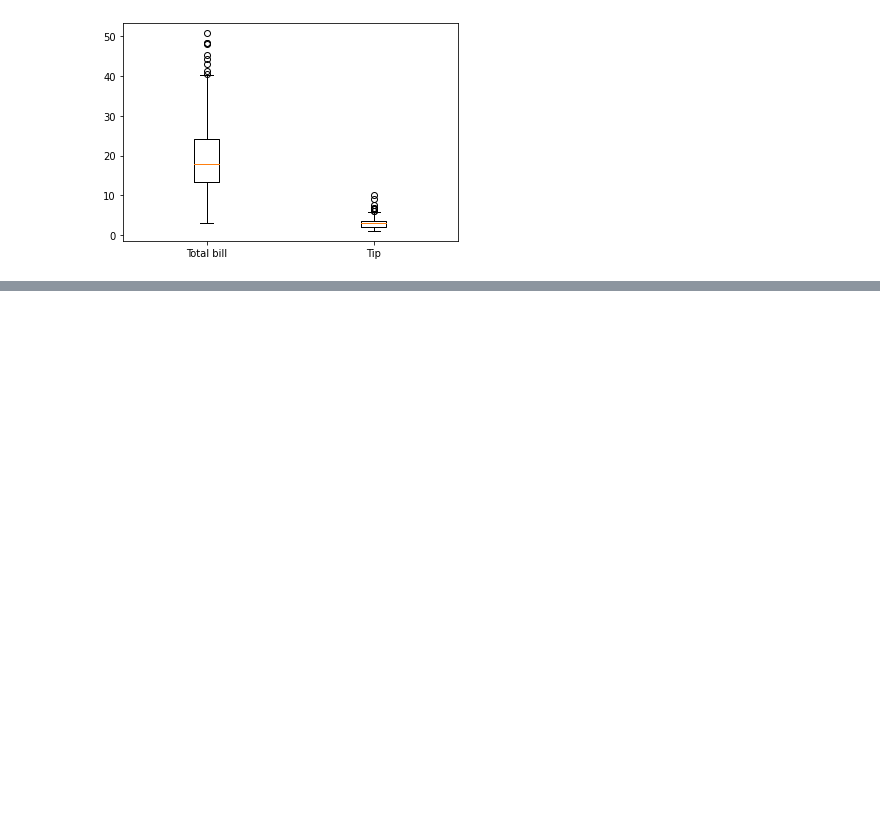
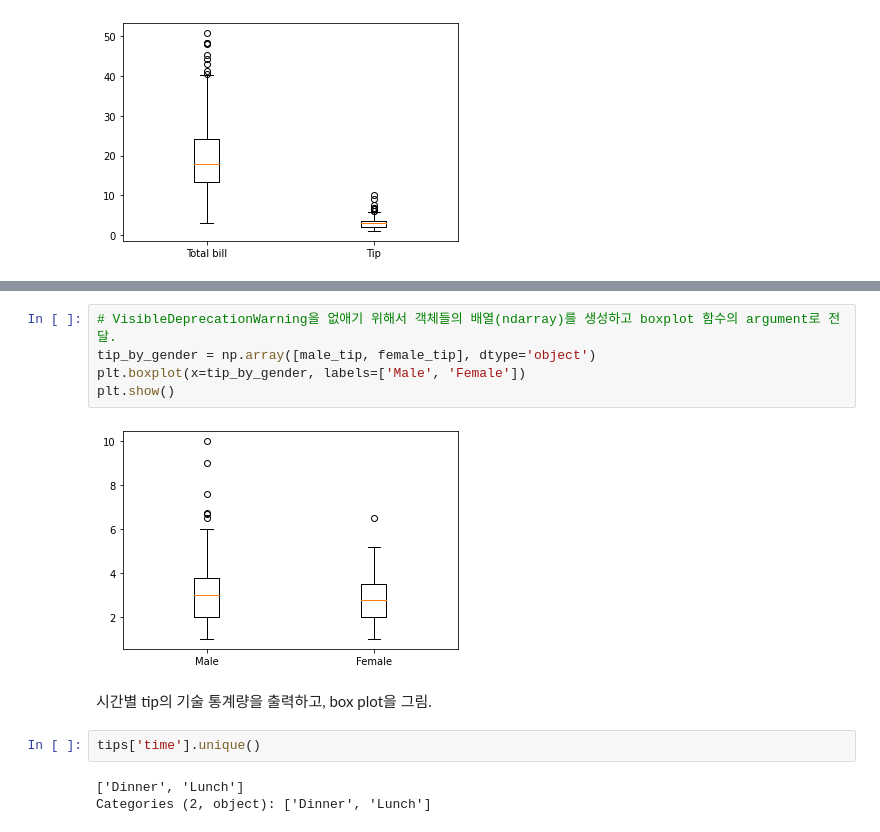
Before and after one commit to JakeOh/202105_itw_bd26, a Jupyter notebook: lab_da/da05_matplotlib.ipynb, the cells around one changed output, grey strips where cells are left out. Drawn from its saved outputs; the diff is of its cells as text; blank space fills up the shorter version.

```diff
--- a/lab_da/da05_matplotlib.ipynb
+++ b/lab_da/da05_matplotlib.ipynb
@@ -156,0 +222,14 @@ plt.show()
+# %%
+# VisibleDeprecationWarning을 없애기 위해서 객체들의 배열(ndarray)를 생성하고 boxplot 함수의 argument로 전달.
+tip_by_gender = np.array([male_tip, female_tip], dtype='object')
+plt.boxplot(x=tip_by_gender, labels=['Male', 'Female'])
+plt.show()
+# %% [output]
+[figure, added]
+# %% [markdown]
+시간별 tip의 기술 통계량을 출력하고, box plot을 그림.
+# %%
+tips['time'].unique()
+# %% [output]
+['Dinner', 'Lunch']
+Categories (2, object): ['Dinner', 'Lunch']
```
Also changed, not shown: parts of 16 cells of this notebook.
